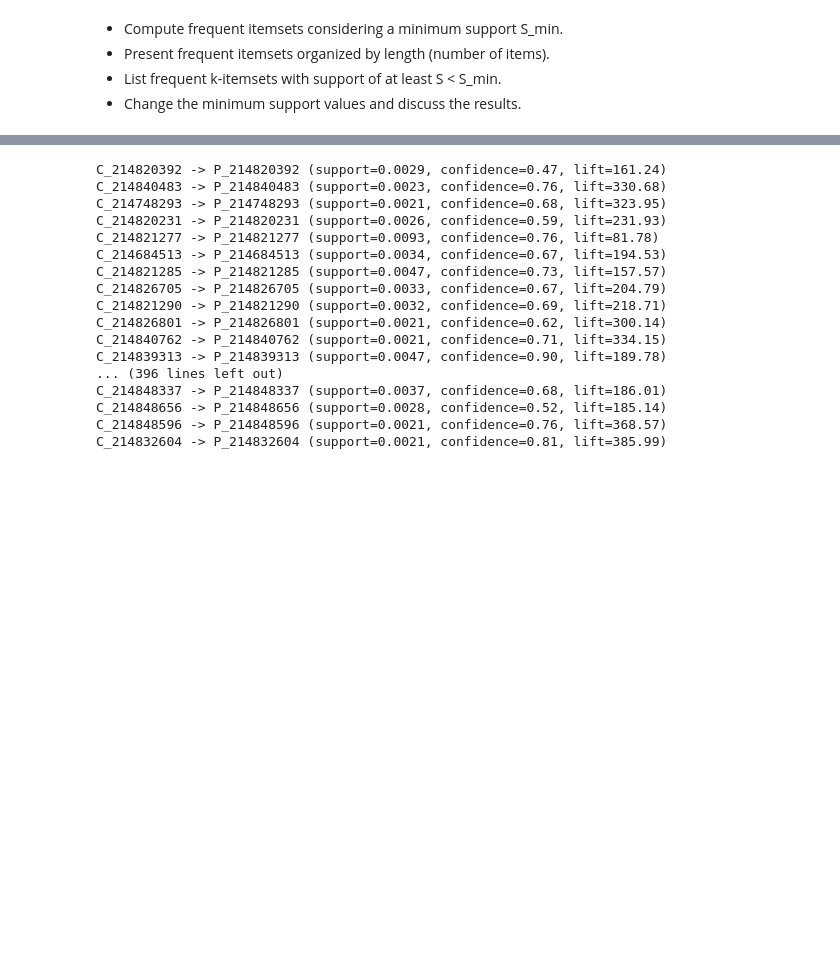
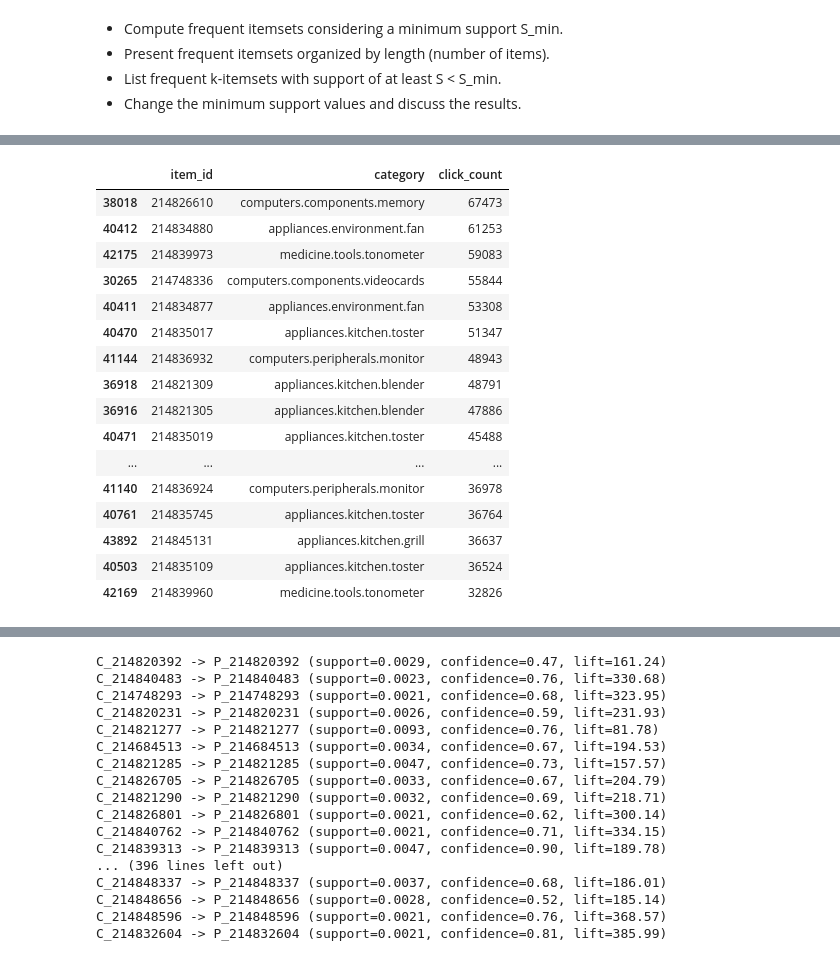
Before and after one commit to vb213/datamining, a Jupyter notebook: PD_202526_Project.ipynb, the cells around one changed output, grey strips where cells are left out. Saved outputs shown, nothing was run; the diff lists cells and outputs as text; code cells hidden in the pictures; blank space fills up the shorter version.

Commit message:
added most popular products and most purchased

```diff
--- a/PD_202526_Project.ipynb
+++ b/PD_202526_Project.ipynb
@@ -168,6 +165,19 @@ Write text in cells like this ...
 * Change the minimum support values and discuss the results.
 # %%
 # Most popular items in clicks and purchases
+# Datentypen angleichen
+products_df["item_id"] = products_df["item_id"].astype(str).str.strip()
+clicks["item_id"] = clicks["item_id"].astype(str).str.strip()
+purchases["item_id"] = purchases["item_id"].astype(str).str.strip()
 
-clicks = clicks.merge(products_df, on="item_id", how="left")
-purchases = purchases.merge(products_df, on="item_id", how="left")
+# Nur relevante Spalten behalten
+products_unique = products_df[["item_id", "category"]].copy()
+
+# Duplikate entfernen
+products_unique = products_unique.drop_duplicates(subset=["item_id"], keep="first")
+
+# Prüfen: muss False sein
+print(products_unique["item_id"].duplicated().any())
+
+#clicks = clicks.merge(products_df, on="item_id", how="left")
+#purchases = purchases.merge(products_df, on="item_id", how="left")
@@ -173,0 +186,5 @@ purchases = purchases.merge(products_df, on="item_id", how="left")
+# %%
+product_map = dict(zip(products_unique["item_id"], products_unique["category"]))
+
+clicks["category"] = clicks["item_id"].map(product_map)
+purchases["category"] = purchases["item_id"].map(product_map)
@@ -174,11 +200,37 @@ purchases = purchases.merge(products_df, on="item_id", how="left")
 # %%
-# Most popular items clicked
-
+# Most popular items in clicks for specific items
 popular_clicked = (
     clicks.groupby(["item_id", "category"])
     .size()
     .reset_index(name="click_count")
-    .sort_values("click_count", ascending=False)
+)
+
+# Nur konkrete Produktkategorien behalten
+popular_clicked = popular_clicked[
+    popular_clicked["category"].str.count(r"\.") >= 2
+]
+
+popular_clicked = popular_clicked.sort_values(
+    "click_count",
+    ascending=False
 )
 
 popular_clicked.head(20)
+# %% [output]
+|  | item_id | category | click_count |
+| 38018 | 214826610 | computers.components.memory | 67473 |
+| 40412 | 214834880 | appliances.environment.fan | 61253 |
+| 42175 | 214839973 | medicine.tools.tonometer | 59083 |
+| 30265 | 214748336 | computers.components.videocards | 55844 |
+| 40411 | 214834877 | appliances.environment.fan | 53308 |
+| 40470 | 214835017 | appliances.kitchen.toster | 51347 |
+| 41144 | 214836932 | computers.peripherals.monitor | 48943 |
+| 36918 | 214821309 | appliances.kitchen.blender | 48791 |
+| 36916 | 214821305 | appliances.kitchen.blender | 47886 |
+| 40471 | 214835019 | appliances.kitchen.toster | 45488 |
+| ... | ... | ... | ... |
+| 41140 | 214836924 | computers.peripherals.monitor | 36978 |
+| 40761 | 214835745 | appliances.kitchen.toster | 36764 |
+| 43892 | 214845131 | appliances.kitchen.grill | 36637 |
+| 40503 | 214835109 | appliances.kitchen.toster | 36524 |
+| 42169 | 214839960 | medicine.tools.tonometer | 32826 |
```
Also changed, not shown: parts of 13 cells of this notebook.
